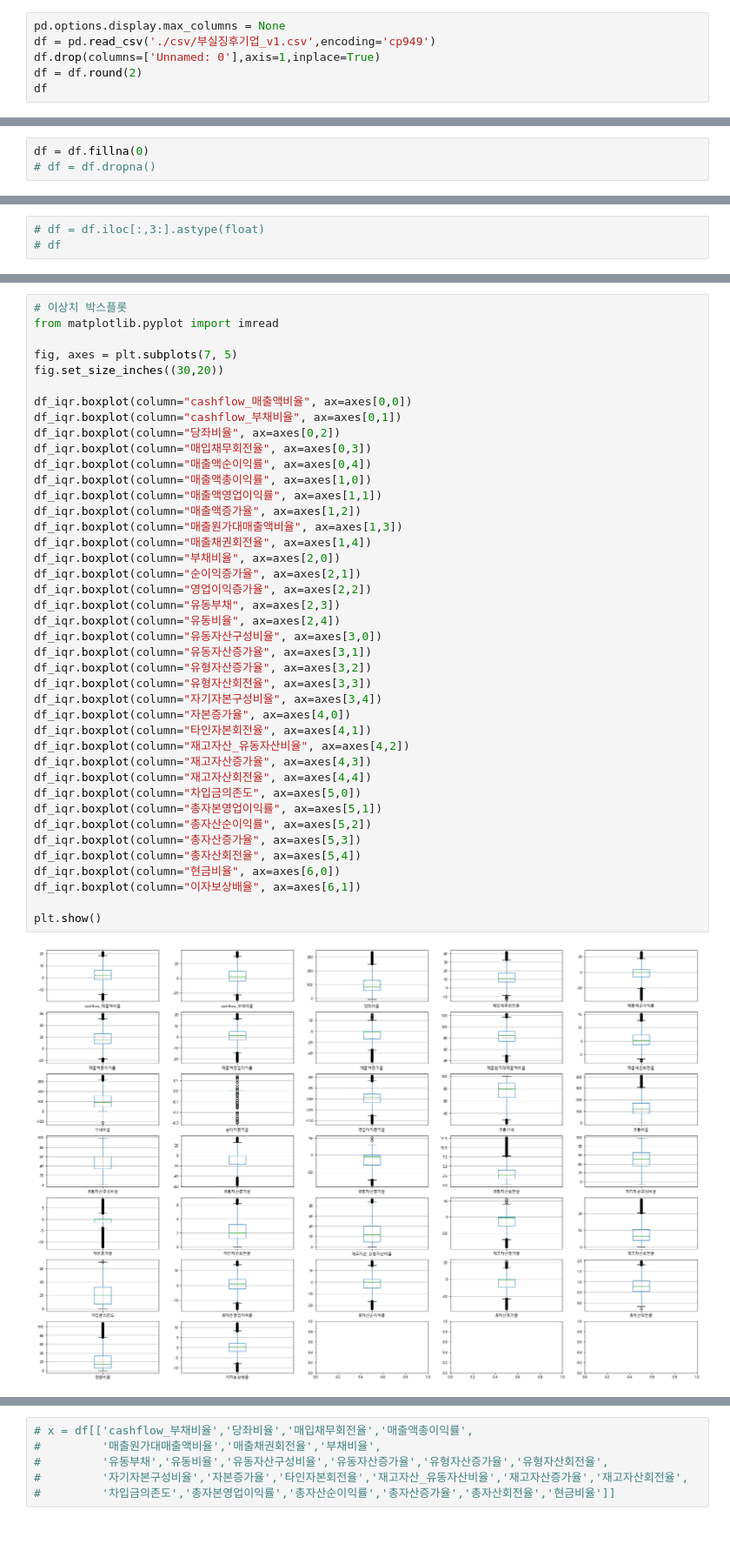
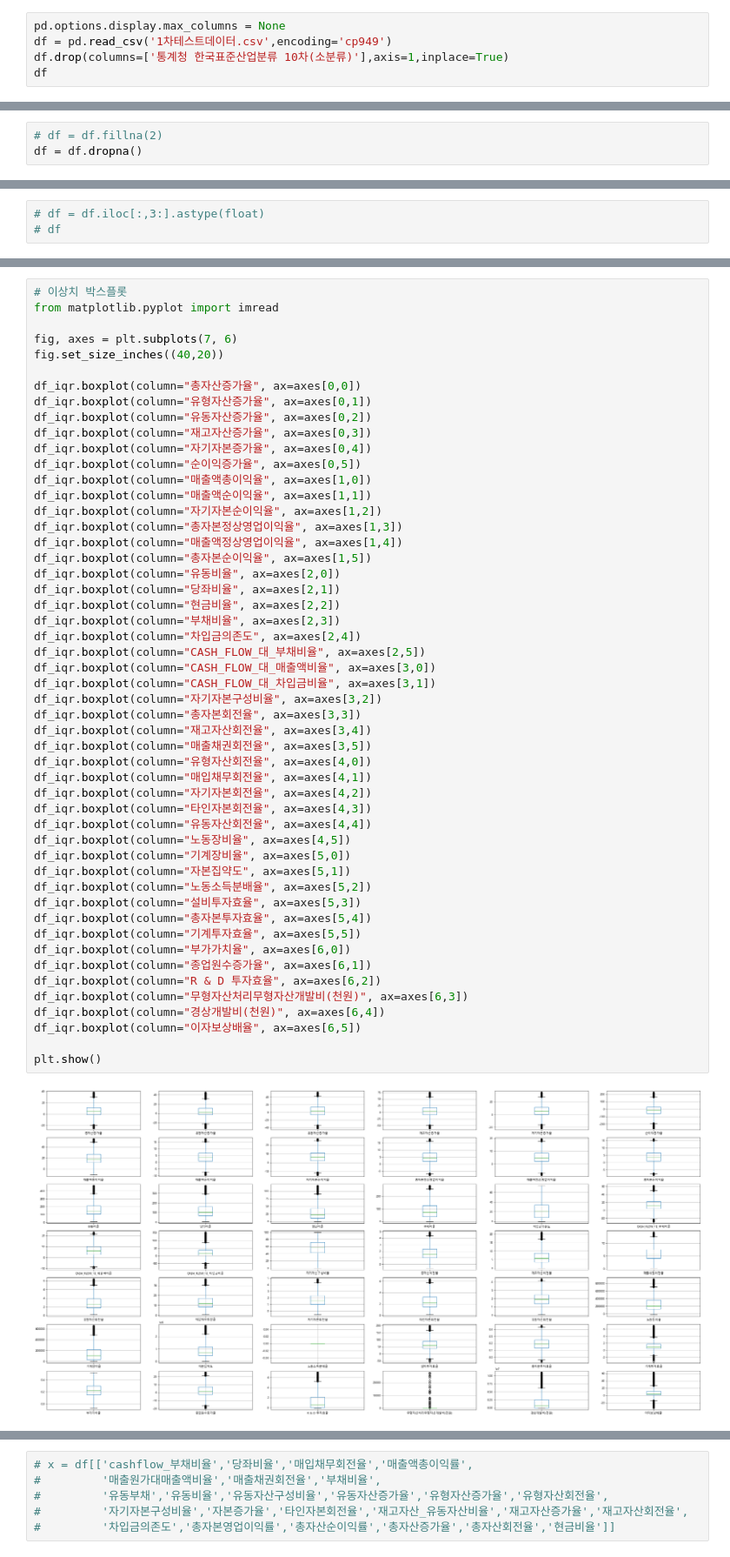
Before and after one commit to Penta-Audit-Technology/jh, a Jupyter notebook: 부실징후기업.ipynb, the cells around one changed output, grey strips where cells are left out. Shown at 87% size. Saved outputs shown, nothing was run; the diff lists cells and outputs as text; blank space fills up the shorter version.

```diff
--- a/부실징후기업.ipynb
+++ b/부실징후기업.ipynb
@@ -7,8 +7,7 @@ plt.rc("font", family="Malgun Gothic")
 plt.rc("axes", unicode_minus=False)
 # %%
 pd.options.display.max_columns = None
-df = pd.read_csv('./csv/부실징후기업_v1.csv',encoding='cp949')
-df.drop(columns=['Unnamed: 0'],axis=1,inplace=True)
-df = df.round(2)
+df = pd.read_csv('1차테스트데이터.csv',encoding='cp949')
+df.drop(columns=['통계청 한국표준산업분류 10차(소분류)'],axis=1,inplace=True)
 df
 # %% [output]
@@ -72,6 +71,6 @@ memory usage: 1.8+ MB
 # %%
-df = df.fillna(0)
-# df = df.dropna()
+# df = df.fillna(2)
+df = df.dropna()
 # %%
 plt.figure(figsize=(40,20))
 sns.heatmap(df.corr(),annot=True)
@@ -153,43 +171,53 @@ for i in cols:
 # %%
 # 이상치 박스플롯
 from matplotlib.pyplot import imread
 
-fig, axes = plt.subplots(7, 5)
-fig.set_size_inches((30,20))
+fig, axes = plt.subplots(7, 6)
+fig.set_size_inches((40,20))
 
-df_iqr.boxplot(column="cashflow_매출액비율", ax=axes[0,0])
-df_iqr.boxplot(column="cashflow_부채비율", ax=axes[0,1])
-df_iqr.boxplot(column="당좌비율", ax=axes[0,2])
-df_iqr.boxplot(column="매입채무회전율", ax=axes[0,3])
-df_iqr.boxplot(column="매출액순이익률", ax=axes[0,4])
-df_iqr.boxplot(column="매출액총이익률", ax=axes[1,0])
-df_iqr.boxplot(column="매출액영업이익률", ax=axes[1,1])
-df_iqr.boxplot(column="매출액증가율", ax=axes[1,2])
-df_iqr.boxplot(column="매출원가대매출액비율", ax=axes[1,3])
-df_iqr.boxplot(column="매출채권회전율", ax=axes[1,4])
-df_iqr.boxplot(column="부채비율", ax=axes[2,0])
-df_iqr.boxplot(column="순이익증가율", ax=axes[2,1])
-df_iqr.boxplot(column="영업이익증가율", ax=axes[2,2])
-df_iqr.boxplot(column="유동부채", ax=axes[2,3])
-df_iqr.boxplot(column="유동비율", ax=axes[2,4])
-df_iqr.boxplot(column="유동자산구성비율", ax=axes[3,0])
-df_iqr.boxplot(column="유동자산증가율", ax=axes[3,1])
-df_iqr.boxplot(column="유형자산증가율", ax=axes[3,2])
-df_iqr.boxplot(column="유형자산회전율", ax=axes[3,3])
-df_iqr.boxplot(column="자기자본구성비율", ax=axes[3,4])
-df_iqr.boxplot(column="자본증가율", ax=axes[4,0])
-df_iqr.boxplot(column="타인자본회전율", ax=axes[4,1])
-df_iqr.boxplot(column="재고자산_유동자산비율", ax=axes[4,2])
-df_iqr.boxplot(column="재고자산증가율", ax=axes[4,3])
-df_iqr.boxplot(column="재고자산회전율", ax=axes[4,4])
-df_iqr.boxplot(column="차입금의존도", ax=axes[5,0])
-df_iqr.boxplot(column="총자본영업이익률", ax=axes[5,1])
-df_iqr.boxplot(column="총자산순이익률", ax=axes[5,2])
-df_iqr.boxplot(column="총자산증가율", ax=axes[5,3])
-df_iqr.boxplot(column="총자산회전율", ax=axes[5,4])
-df_iqr.boxplot(column="현금비율", ax=axes[6,0])
-df_iqr.boxplot(column="이자보상배율", ax=axes[6,1])
+df_iqr.boxplot(column="총자산증가율", ax=axes[0,0])
+df_iqr.boxplot(column="유형자산증가율", ax=axes[0,1])
+df_iqr.boxplot(column="유동자산증가율", ax=axes[0,2])
+df_iqr.boxplot(column="재고자산증가율", ax=axes[0,3])
+df_iqr.boxplot(column="자기자본증가율", ax=axes[0,4])
+df_iqr.boxplot(column="순이익증가율", ax=axes[0,5])
+df_iqr.boxplot(column="매출액총이익율", ax=axes[1,0])
+df_iqr.boxplot(column="매출액순이익율", ax=axes[1,1])
+df_iqr.boxplot(column="자기자본순이익율", ax=axes[1,2])
+df_iqr.boxplot(column="총자본정상영업이익율", ax=axes[1,3])
+df_iqr.boxplot(column="매출액정상영업이익율", ax=axes[1,4])
+df_iqr.boxplot(column="총자본순이익율", ax=axes[1,5])
+df_iqr.boxplot(column="유동비율", ax=axes[2,0])
+df_iqr.boxplot(column="당좌비율", ax=axes[2,1])
+df_iqr.boxplot(column="현금비율", ax=axes[2,2])
+df_iqr.boxplot(column="부채비율", ax=axes[2,3])
+df_iqr.boxplot(column="차입금의존도", ax=axes[2,4])
+df_iqr.boxplot(column="CASH_FLOW_대_부채비율", ax=axes[2,5])
+df_iqr.boxplot(column="CASH_FLOW_대_매출액비율", ax=axes[3,0])
+df_iqr.boxplot(column="CASH_FLOW_대_차입금비율", ax=axes[3,1])
+df_iqr.boxplot(column="자기자본구성비율", ax=axes[3,2])
+df_iqr.boxplot(column="총자본회전율", ax=axes[3,3])
+df_iqr.boxplot(column="재고자산회전율", ax=axes[3,4])
+df_iqr.boxplot(column="매출채권회전율", ax=axes[3,5])
+df_iqr.boxplot(column="유형자산회전율", ax=axes[4,0])
+df_iqr.boxplot(column="매입채무회전율", ax=axes[4,1])
+df_iqr.boxplot(column="자기자본회전율", ax=axes[4,2])
+df_iqr.boxplot(column="타인자본회전율", ax=axes[4,3])
+df_iqr.boxplot(column="유동자산회전율", ax=axes[4,4])
+df_iqr.boxplot(column="노동장비율", ax=axes[4,5])
+df_iqr.boxplot(column="기계장비율", ax=axes[5,0])
+df_iqr.boxplot(column="자본집약도", ax=axes[5,1])
+df_iqr.boxplot(column="노동소득분배율", ax=axes[5,2])
+df_iqr.boxplot(column="설비투자효율", ax=axes[5,3])
+df_iqr.boxplot(column="총자본투자효율", ax=axes[5,4])
+df_iqr.boxplot(column="기계투자효율", ax=axes[5,5])
+df_iqr.boxplot(column="부가가치율", ax=axes[6,0])
+df_iqr.boxplot(column="종업원수증가율", ax=axes[6,1])
+df_iqr.boxplot(column="R & D 투자효율", ax=axes[6,2])
+df_iqr.boxplot(column="무형자산처리무형자산개발비(천원)", ax=axes[6,3])
+df_iqr.boxplot(column="경상개발비(천원)", ax=axes[6,4])
+df_iqr.boxplot(column="이자보상배율", ax=axes[6,5])
 
 plt.show()
 # %% [output]
-[figure, old version]
+[figure, new version]
```
Also changed, not shown: parts of 18 cells of this notebook, 15 other files.
